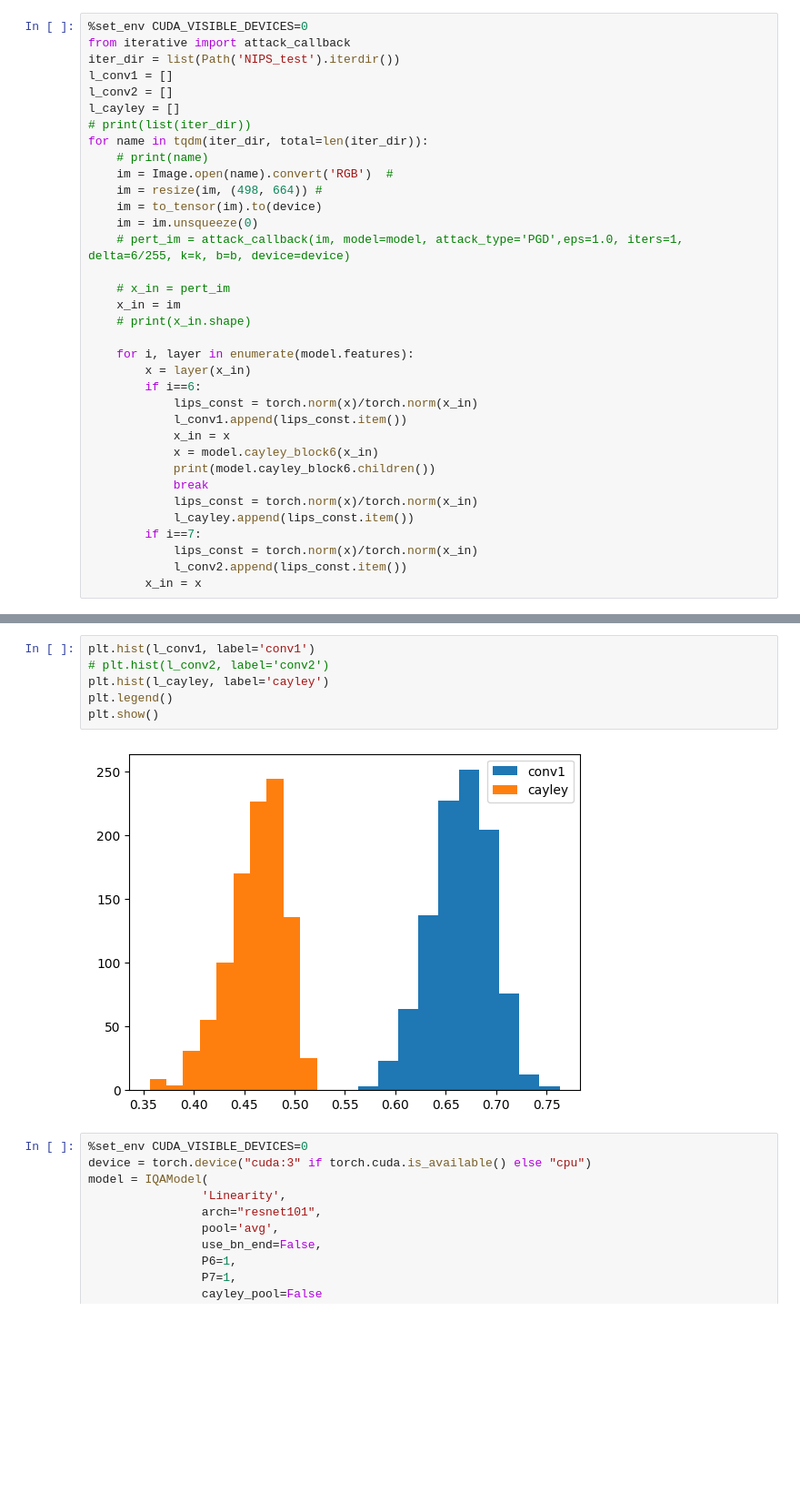
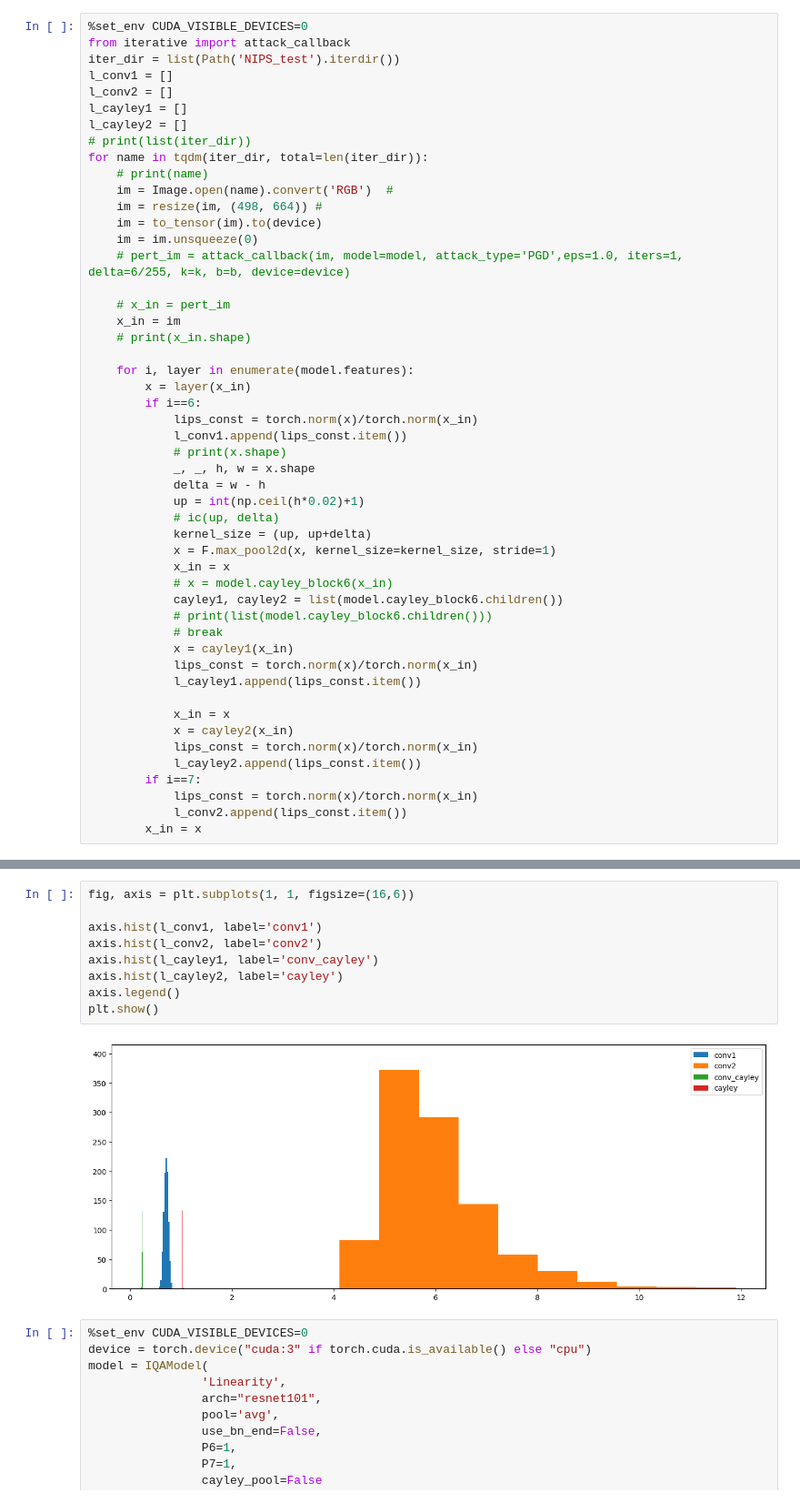
Before and after one commit to abhhfcgjk/VG_Architectural_Adversarial_Robustness, a Jupyter notebook: lips_conv.ipynb, the cells around one changed output, grey strips where cells are left out. Shown at 91% size. Cells and saved outputs as stored; diff of their text form; blank space fills up the shorter version.

Commit message:
cayley block

```diff
--- a/lips_conv.ipynb
+++ b/lips_conv.ipynb
@@ -58,7 +43,8 @@ from iterative import attack_callback
 iter_dir = list(Path('NIPS_test').iterdir())
 l_conv1 = []
 l_conv2 = []
-l_cayley = []
+l_cayley1 = []
+l_cayley2 = []
 # print(list(iter_dir))
 for name in tqdm(iter_dir, total=len(iter_dir)):
     # print(name)
@@ -77,12 +63,26 @@ for name in tqdm(iter_dir, total=len(iter_dir)):
         if i==6:
             lips_const = torch.norm(x)/torch.norm(x_in)
             l_conv1.append(lips_const.item())
+            # print(x.shape)
+            _, _, h, w = x.shape
+            delta = w - h
+            up = int(np.ceil(h*0.02)+1)
+            # ic(up, delta)
+            kernel_size = (up, up+delta)
+            x = F.max_pool2d(x, kernel_size=kernel_size, stride=1)
             x_in = x
-            x = model.cayley_block6(x_in)
-            print(model.cayley_block6.children())
-            break
+            # x = model.cayley_block6(x_in)
+            cayley1, cayley2 = list(model.cayley_block6.children())
+            # print(list(model.cayley_block6.children()))
+            # break
+            x = cayley1(x_in)
             lips_const = torch.norm(x)/torch.norm(x_in)
-            l_cayley.append(lips_const.item())
+            l_cayley1.append(lips_const.item())
+
+            x_in = x
+            x = cayley2(x_in)
+            lips_const = torch.norm(x)/torch.norm(x_in)
+            l_cayley2.append(lips_const.item())
         if i==7:
             lips_const = torch.norm(x)/torch.norm(x_in)
             l_conv2.append(lips_const.item())
@@ -94,11 +92,14 @@ Error:
 # %%
-plt.hist(l_conv1, label='conv1')
-# plt.hist(l_conv2, label='conv2')
-plt.hist(l_cayley, label='cayley')
-plt.legend()
+fig, axis = plt.subplots(1, 1, figsize=(16,6))
+
+axis.hist(l_conv1, label='conv1')
+axis.hist(l_conv2, label='conv2')
+axis.hist(l_cayley1, label='conv_cayley')
+axis.hist(l_cayley2, label='cayley')
+axis.legend()
 plt.show()
 # %% [output]
-[figure, old version]
+[figure, new version]
 # %%
 %set_env CUDA_VISIBLE_DEVICES=0
 device = torch.device("cuda:3" if torch.cuda.is_available() else "cpu")
```
Also changed, not shown: parts of 3 cells of this notebook, 13 other files.
